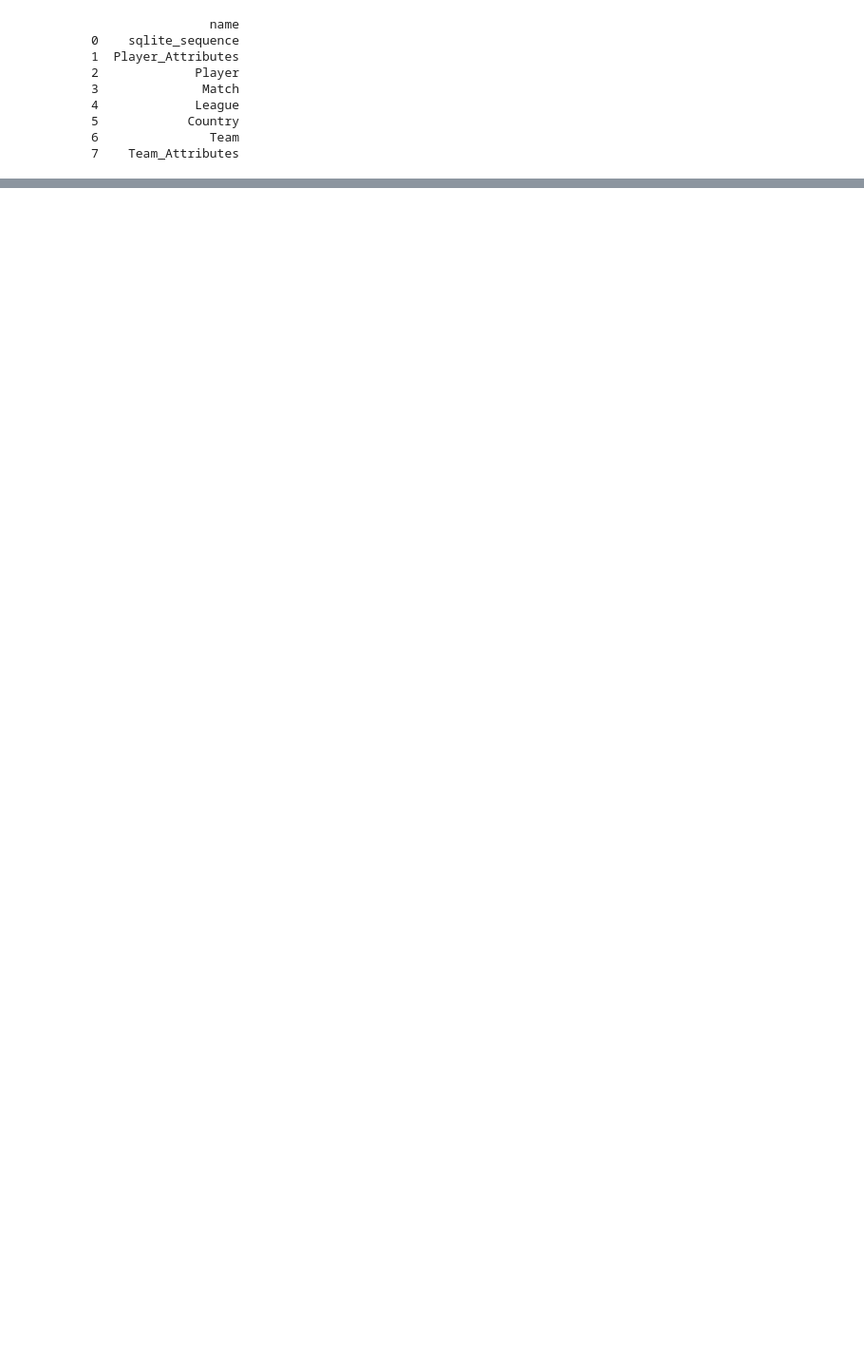
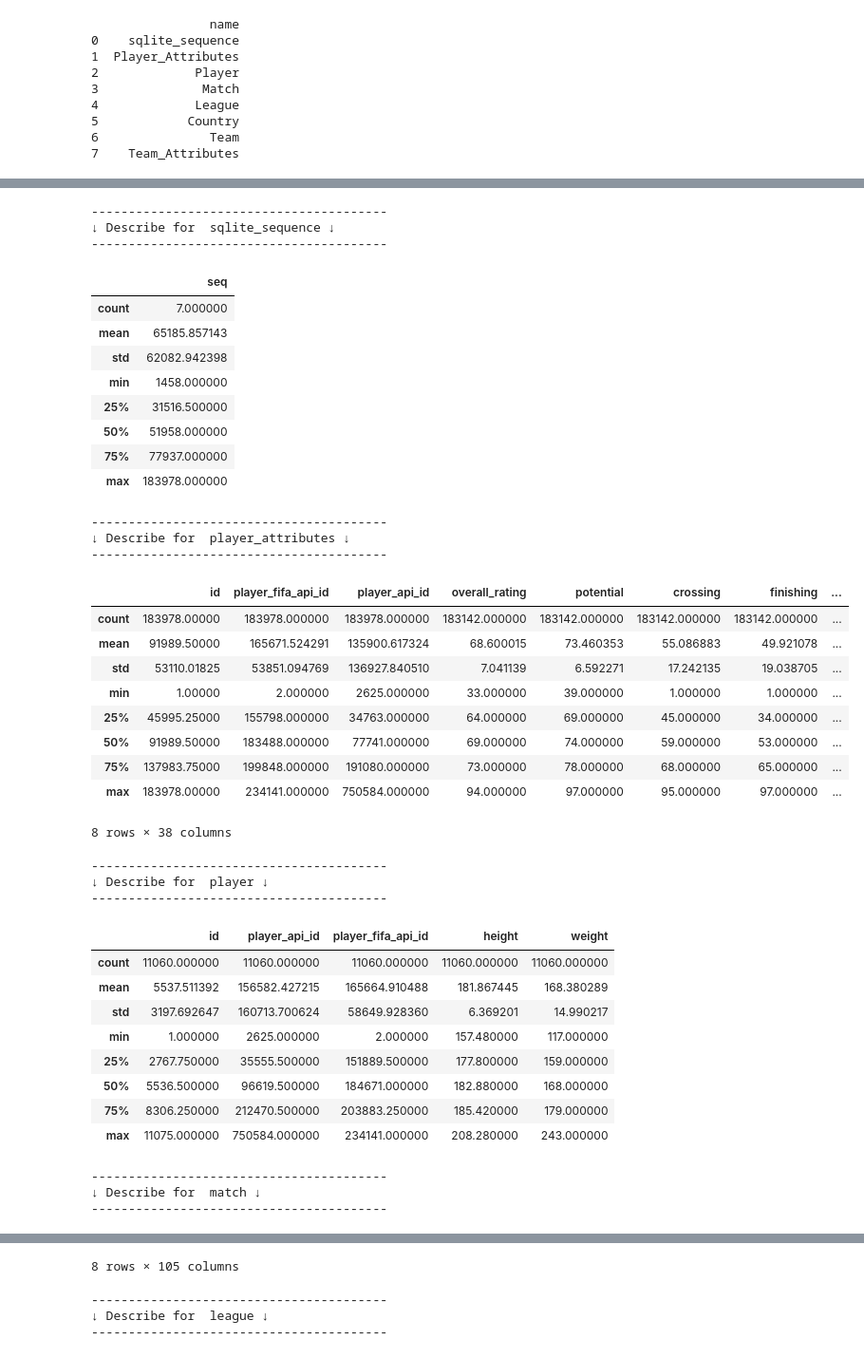
Before and after one commit to TijnD07/DataLab2-Sprint2, a Jupyter notebook: index.ipynb, the cells around one changed output, grey strips where cells are left out. Shown at 95% size. Cells and saved outputs as stored; diff of their text form; code cells hidden in the pictures; blank space fills up the shorter version.

```diff
--- a/index.ipynb
+++ b/index.ipynb
@@ -36,0 +69,7 @@ print(tables)
+# %%
+for table in tables['name']:
+    table = table.lower()
+    print(40 * "-")
+    print("↓ Info for ", table, "↓")
+    print(40 * "-")
+    print(globals()[table].info())
@@ -36,0 +94,48 @@ print(tables)
+# %%
+for table in tables['name']:
+    table = table.lower()
+    print(40 * "-")
+    print("↓ Describe for ", table, "↓")
+    print(40 * "-")
+    display(globals()[table].describe())
+# %% [output]
+----------------------------------------
+↓ Describe for  sqlite_sequence ↓
+----------------------------------------
+|  | seq |
+| count | 7.000000 |
+| mean | 65185.857143 |
+| std | 62082.942398 |
+| min | 1458.000000 |
+| 25% | 31516.500000 |
+| 50% | 51958.000000 |
+| 75% | 77937.000000 |
+| max | 183978.000000 |
+----------------------------------------
+↓ Describe for  player_attributes ↓
+----------------------------------------
+|  | id | player_fifa_api_id | player_api_id | overall_rating | potential | crossing | finishing | ... |
+| count | 183978.00000 | 183978.000000 | 183978.000000 | 183142.000000 | 183142.000000 | 183142.000000 | 183142.000000 | ... |
+| mean | 91989.50000 | 165671.524291 | 135900.617324 | 68.600015 | 73.460353 | 55.086883 | 49.921078 | ... |
+| std | 53110.01825 | 53851.094769 | 136927.840510 | 7.041139 | 6.592271 | 17.242135 | 19.038705 | ... |
+| min | 1.00000 | 2.000000 | 2625.000000 | 33.000000 | 39.000000 | 1.000000 | 1.000000 | ... |
+| 25% | 45995.25000 | 155798.000000 | 34763.000000 | 64.000000 | 69.000000 | 45.000000 | 34.000000 | ... |
+| 50% | 91989.50000 | 183488.000000 | 77741.000000 | 69.000000 | 74.000000 | 59.000000 | 53.000000 | ... |
+| 75% | 137983.75000 | 199848.000000 | 191080.000000 | 73.000000 | 78.000000 | 68.000000 | 65.000000 | ... |
+| max | 183978.00000 | 234141.000000 | 750584.000000 | 94.000000 | 97.000000 | 95.000000 | 97.000000 | ... |
+8 rows × 38 columns
+----------------------------------------
+↓ Describe for  player ↓
+----------------------------------------
+|  | id | player_api_id | player_fifa_api_id | height | weight |
+| count | 11060.000000 | 11060.000000 | 11060.000000 | 11060.000000 | 11060.000000 |
+| mean | 5537.511392 | 156582.427215 | 165664.910488 | 181.867445 | 168.380289 |
+| std | 3197.692647 | 160713.700624 | 58649.928360 | 6.369201 | 14.990217 |
+| min | 1.000000 | 2625.000000 | 2.000000 | 157.480000 | 117.000000 |
+| 25% | 2767.750000 | 35555.500000 | 151889.500000 | 177.800000 | 159.000000 |
+| 50% | 5536.500000 | 96619.500000 | 184671.000000 | 182.880000 | 168.000000 |
+| 75% | 8306.250000 | 212470.500000 | 203883.250000 | 185.420000 | 179.000000 |
+| max | 11075.000000 | 750584.000000 | 234141.000000 | 208.280000 | 243.000000 |
+----------------------------------------
+↓ Describe for  match ↓
+----------------------------------------
@@ -36,0 +151,4 @@ print(tables)
+8 rows × 105 columns
+----------------------------------------
+↓ Describe for  league ↓
+----------------------------------------
```
Also changed, not shown: parts of 5 cells of this notebook, 1 other file.
